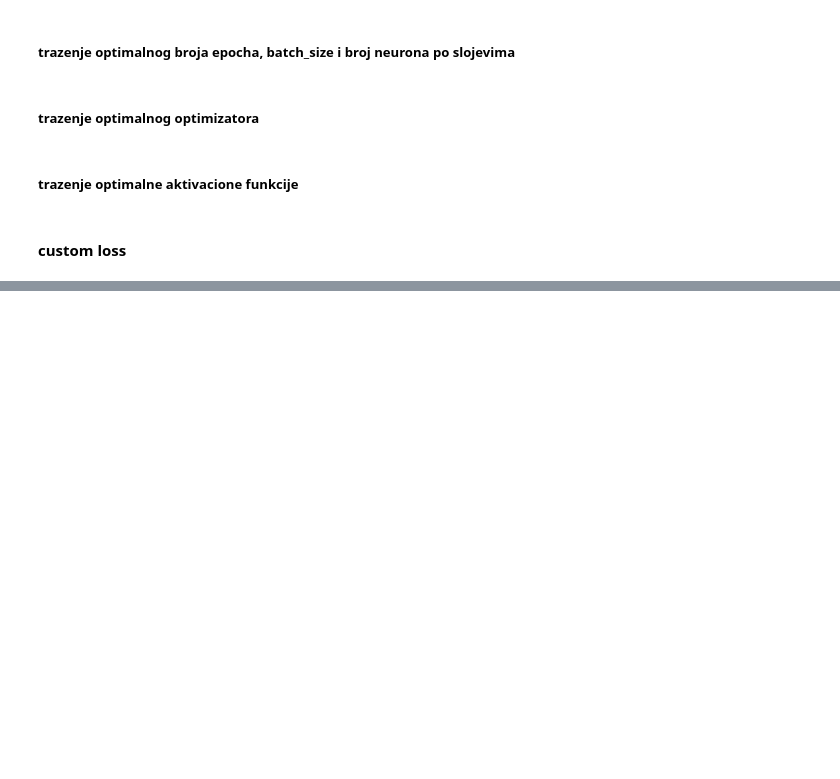
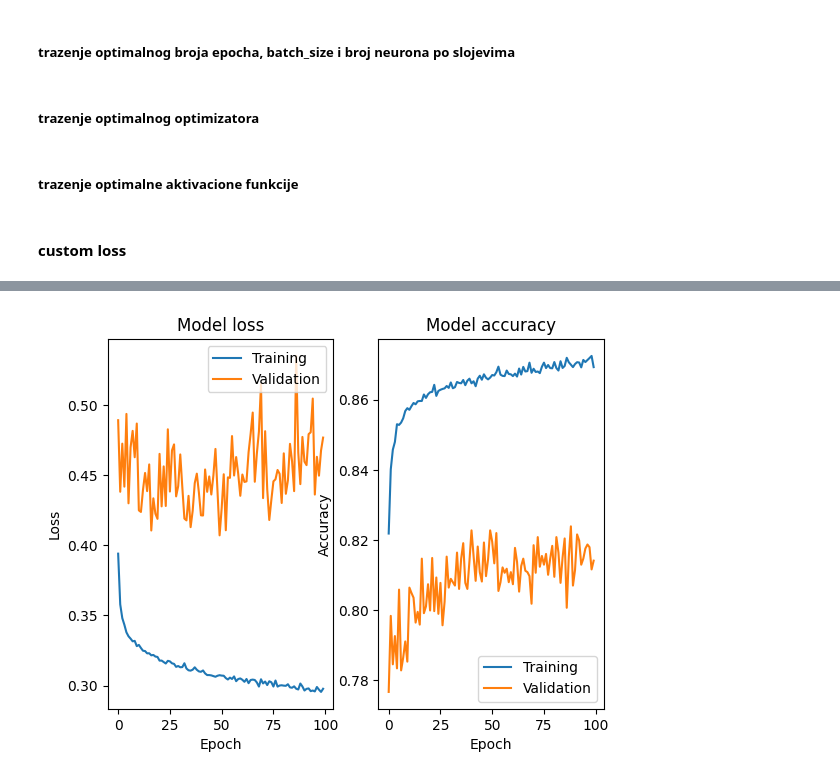
Before and after one commit to umilic16/ML_3, a Jupyter notebook: main.ipynb, the cells around one changed output, grey strips where cells are left out. Saved outputs shown, nothing was run; the diff lists cells and outputs as text; code cells hidden in the pictures; blank space fills up the shorter version.

```diff
--- a/main.ipynb
+++ b/main.ipynb
@@ -1655,0 +1730,20 @@ nakon 867minuta ovaj grid search je puko zbog nekih 3.4mb tako neka poruka je bi
+# %%
+model = Sequential()
+
+model.add(Dense(units=128, input_shape=(X_train_std1.shape[1], ), activation='relu'))
+model.add(Dropout(0.2))
+model.add(Dense(units=64, activation='relu'))
+model.add(Dropout(0.2))
+model.add(Dense(units=32, activation='relu'))
+model.add(Dropout(0.2))
+model.add(Dense(units=1, activation = 'sigmoid'))
+
+model.compile(optimizer="adam", loss='binary_crossentropy', metrics=["accuracy"])
+hist = model.fit(
+    X_train_std1,
+    y_train_bal1,
+    epochs=100,
+    batch_size=16,
+    validation_data=(X_test_std, y_test),
+    verbose=1,
+)
@@ -1655,0 +1768,18 @@ nakon 867minuta ovaj grid search je puko zbog nekih 3.4mb tako neka poruka je bi
+# %%
+plt.subplot(1, 2, 1)
+plt.plot(hist.history["loss"])
+plt.plot(hist.history["val_loss"])
+plt.title("Model loss")
+plt.ylabel("Loss")
+plt.xlabel("Epoch")
+plt.legend(["Training", "Validation"], loc="upper right")
+plt.subplot(1, 2, 2)
+plt.plot(hist.history["accuracy"])
+plt.plot(hist.history["val_accuracy"])
+plt.title("Model accuracy")
+plt.ylabel("Accuracy")
+plt.xlabel("Epoch")
+plt.legend(["Training", "Validation"], loc="lower right")
+plt.show()
+# %% [output]
+[figure, added]
```
Also changed, not shown: parts of 10 cells of this notebook, 1 other file.
